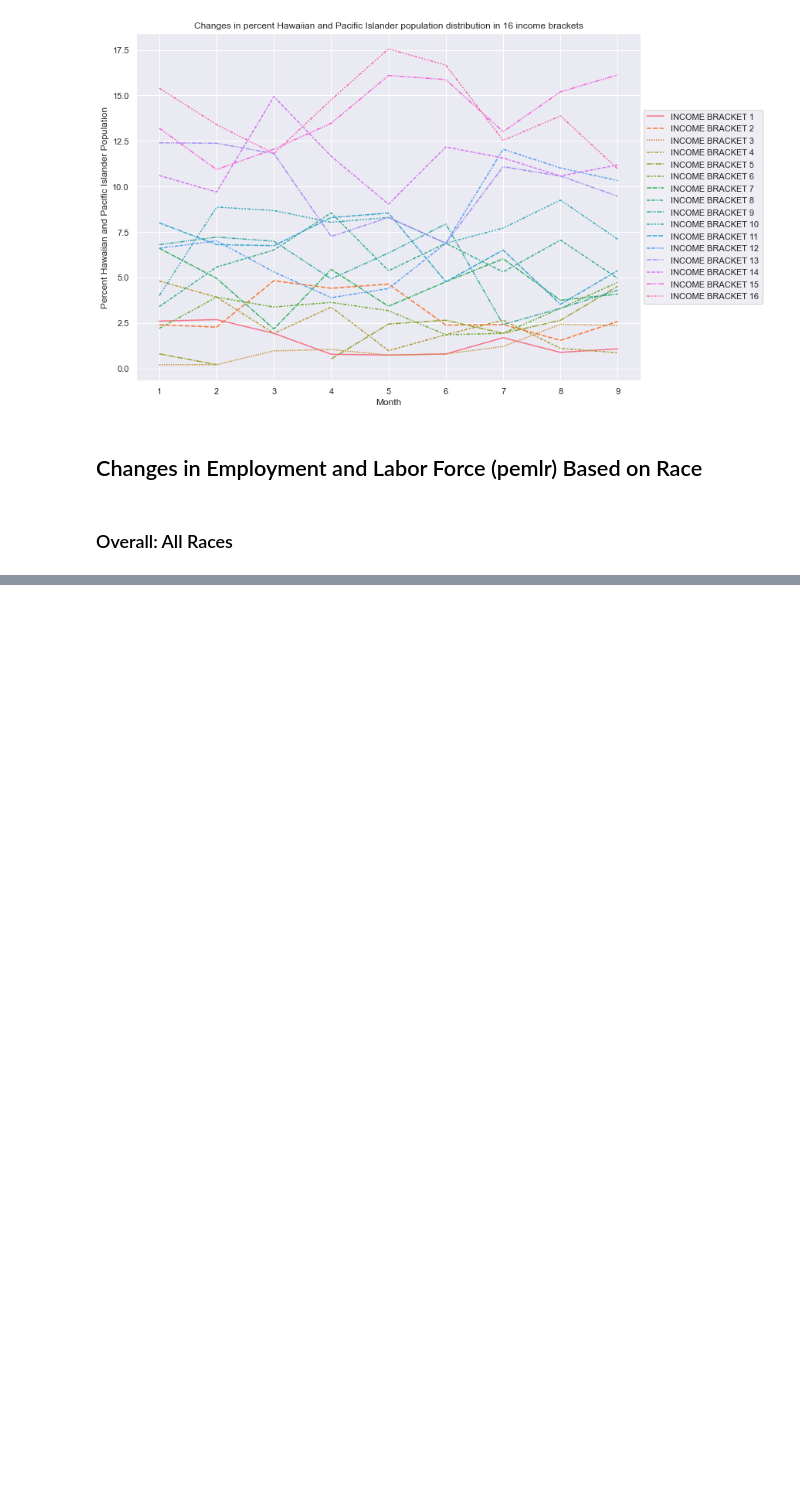
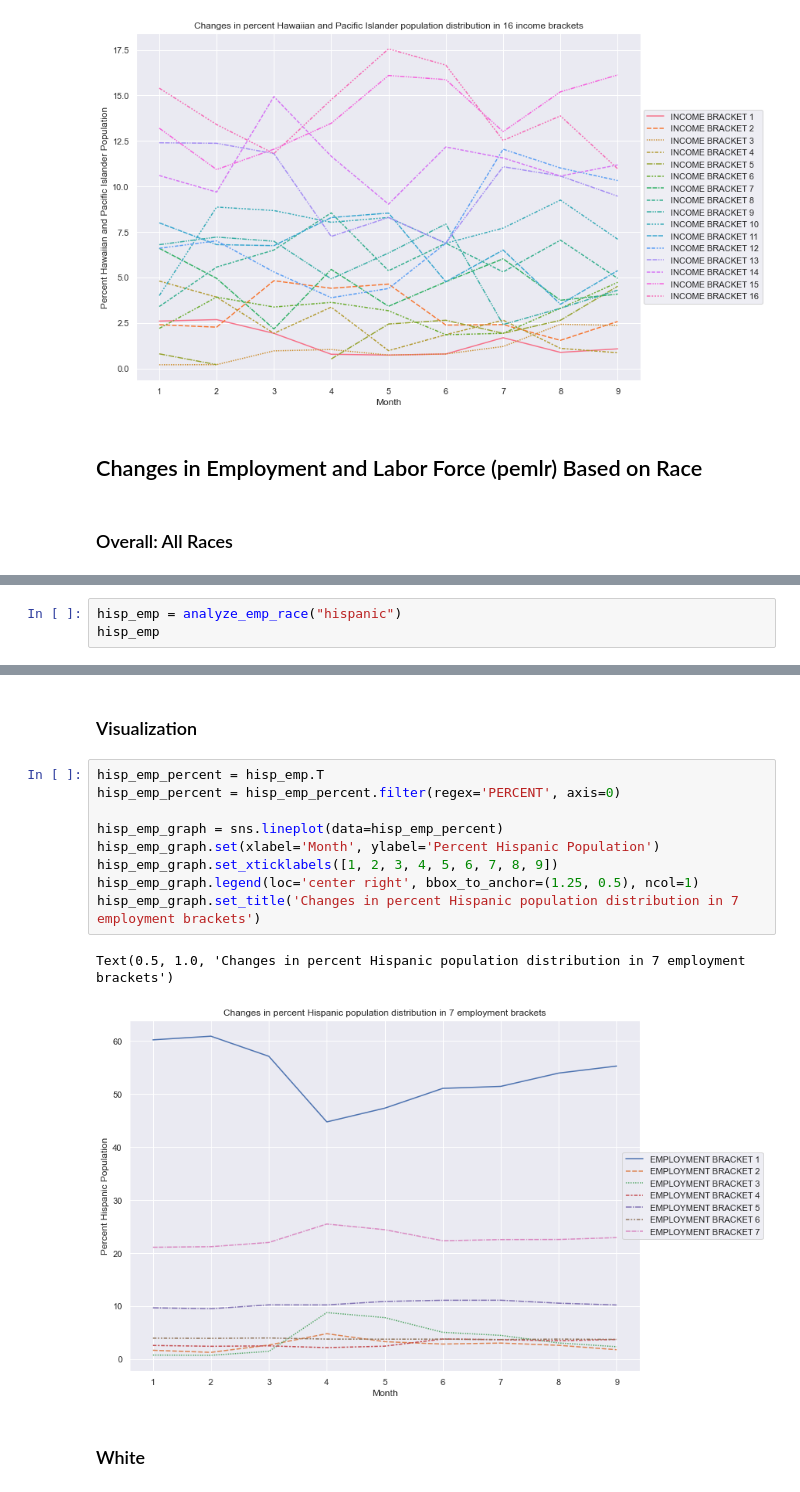
Before and after one commit to adamzuyang/Ursatech-Adam, a Jupyter notebook: Basic Monthly Current Population Survey Data Analysis, Changes in Income and Employment Based on Race.ipynb, the cells around one changed output, grey strips where cells are left out. Cells and saved outputs as stored; diff of their text form; blank space fills up the shorter version.

```diff
--- a/Basic Monthly Current Population Survey Data Analysis, Changes in Income and Employment Based on Race.ipynb
+++ b/Basic Monthly Current Population Survey Data Analysis, Changes in Income and Employment Based on Race.ipynb
@@ -436,0 +488,3 @@ Text(0.5, 1.0, 'Changes in percent Hawaiian and Pacific Islander population dist
+# %%
+hisp_emp = analyze_emp_race("hispanic")
+hisp_emp
@@ -436,0 +500,16 @@ Text(0.5, 1.0, 'Changes in percent Hawaiian and Pacific Islander population dist
+# %% [markdown]
+### Visualization
+# %%
+hisp_emp_percent = hisp_emp.T
+hisp_emp_percent = hisp_emp_percent.filter(regex='PERCENT', axis=0)
+
+hisp_emp_graph = sns.lineplot(data=hisp_emp_percent)
+hisp_emp_graph.set(xlabel='Month', ylabel='Percent Hispanic Population')
+hisp_emp_graph.set_xticklabels([1, 2, 3, 4, 5, 6, 7, 8, 9])
+hisp_emp_graph.legend(loc='center right', bbox_to_anchor=(1.25, 0.5), ncol=1)
+hisp_emp_graph.set_title('Changes in percent Hispanic population distribution in 7 employment brackets')
+# %% [output]
+Text(0.5, 1.0, 'Changes in percent Hispanic population distribution in 7 employment brackets')
+[figure, added]
+# %% [markdown]
+### White
```
Also changed, not shown: parts of 36 cells of this notebook, 2 other files.
